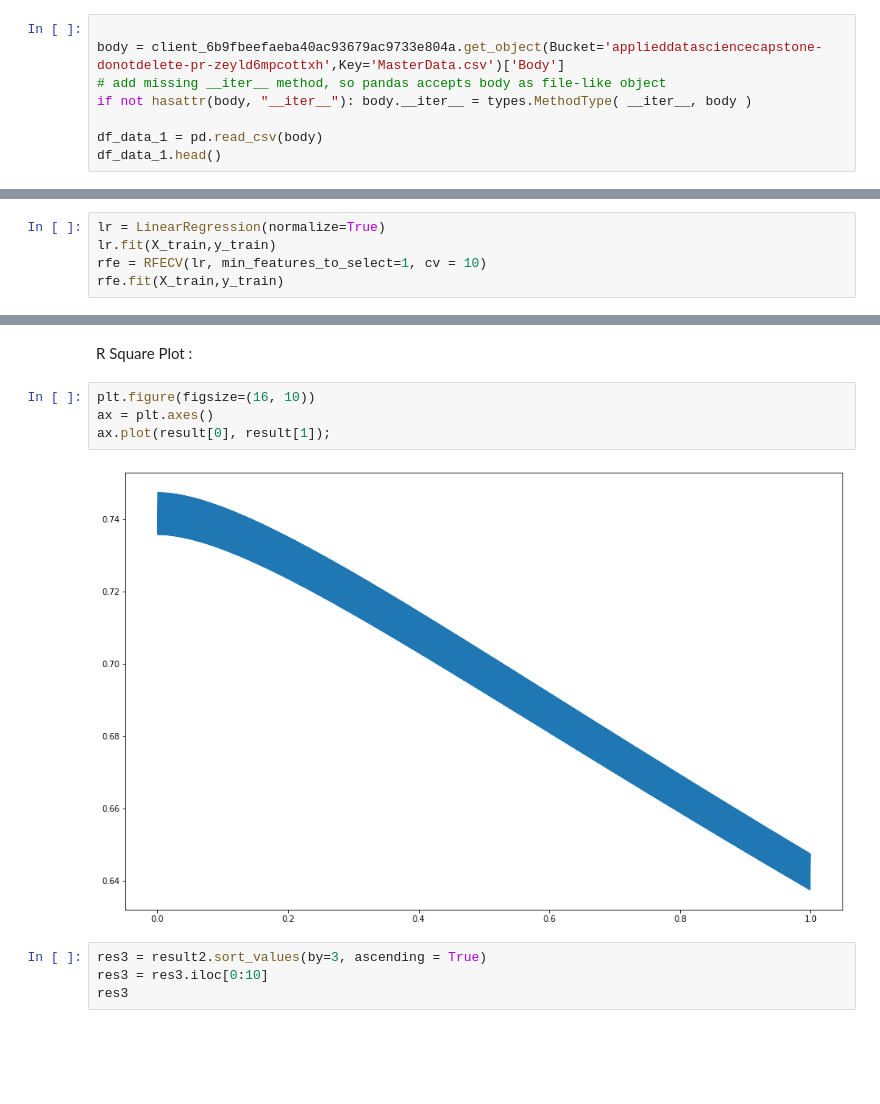
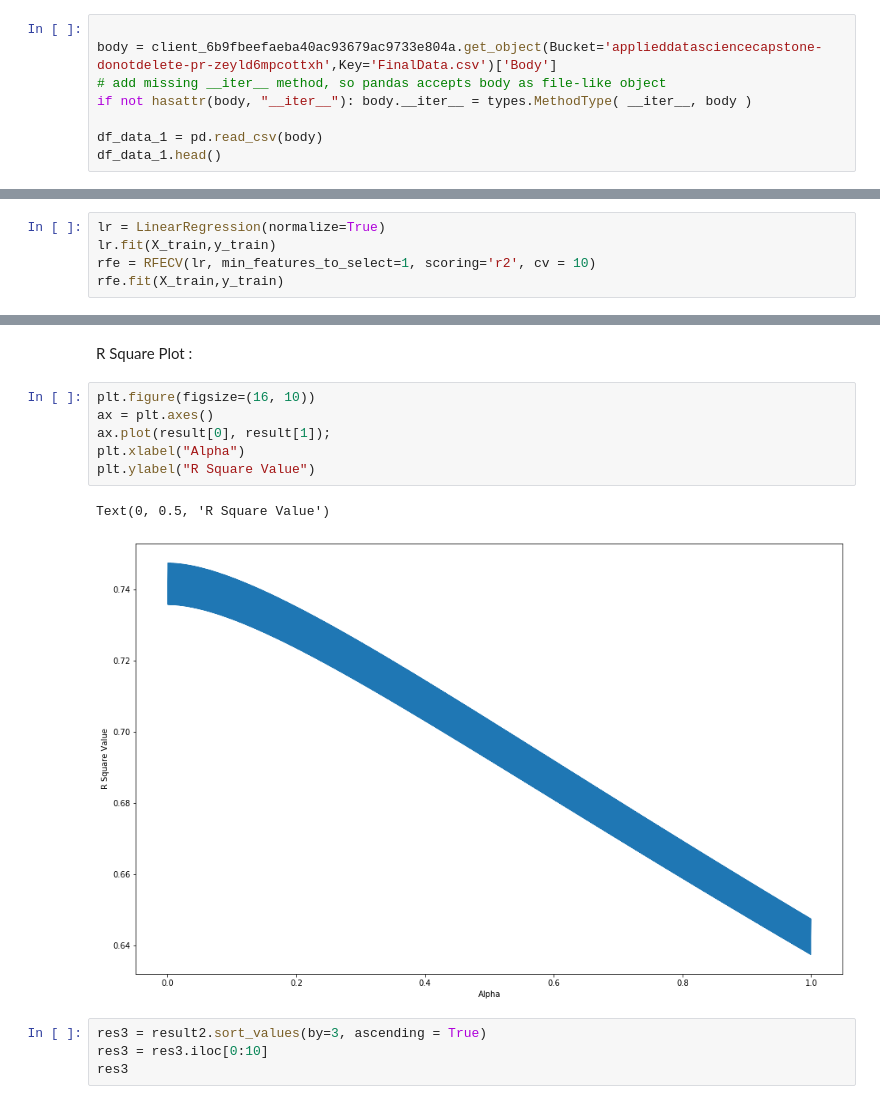
Before and after one commit to ambiyasa93/IBMDataScience, a Jupyter notebook: CapstoneIBM.ipynb, the cells around one changed output, grey strips where cells are left out. Drawn from its saved outputs; the diff is of its cells as text; blank space fills up the shorter version.

```diff
--- a/CapstoneIBM.ipynb
+++ b/CapstoneIBM.ipynb
@@ -287,7 +292,7 @@ df_data_1 = df_data_1.fillna(0)
 okay, next we save the current progress of the data, and then load it again to df_data_1 dataframe
 # %%
 
-body = client_6b9fbeefaeba40ac93679ac9733e804a.get_object(Bucket='applieddatasciencecapstone-donotdelete-pr-zeyld6mpcottxh',Key='MasterData.csv')['Body']
+body = client_6b9fbeefaeba40ac93679ac9733e804a.get_object(Bucket='applieddatasciencecapstone-donotdelete-pr-zeyld6mpcottxh',Key='FinalData.csv')['Body']
 # add missing __iter__ method, so pandas accepts body as file-like object
 if not hasattr(body, "__iter__"): body.__iter__ = types.MethodType( __iter__, body )
 
@@ -415,7 +420,7 @@ next, we try to reduce the feature by using RFE
 # %%
 lr = LinearRegression(normalize=True)
 lr.fit(X_train,y_train)
-rfe = RFECV(lr, min_features_to_select=1, cv = 10)
+rfe = RFECV(lr, min_features_to_select=1, scoring='r2', cv = 10)
 rfe.fit(X_train,y_train)
 # %% [output]
 RFECV(cv=10,
@@ -501,9 +517,12 @@ R Square Plot :
 # %%
 plt.figure(figsize=(16, 10))
 ax = plt.axes()
 ax.plot(result[0], result[1]);
+plt.xlabel("Alpha")
+plt.ylabel("R Square Value")
 # %% [output]
+Text(0, 0.5, 'R Square Value')
-[figure, old version]
+[figure, new version]
 # %%
 res3 = result2.sort_values(by=3, ascending = True)
 res3 = res3.iloc[0:10]
```
Also changed, not shown: parts of 19 cells of this notebook.
